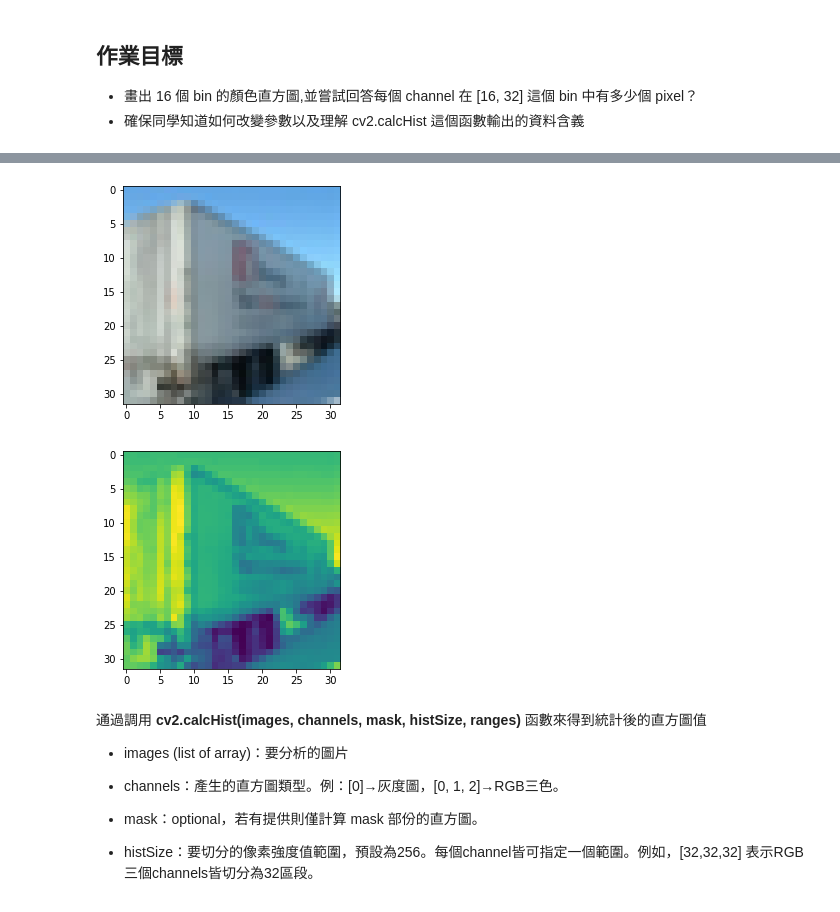
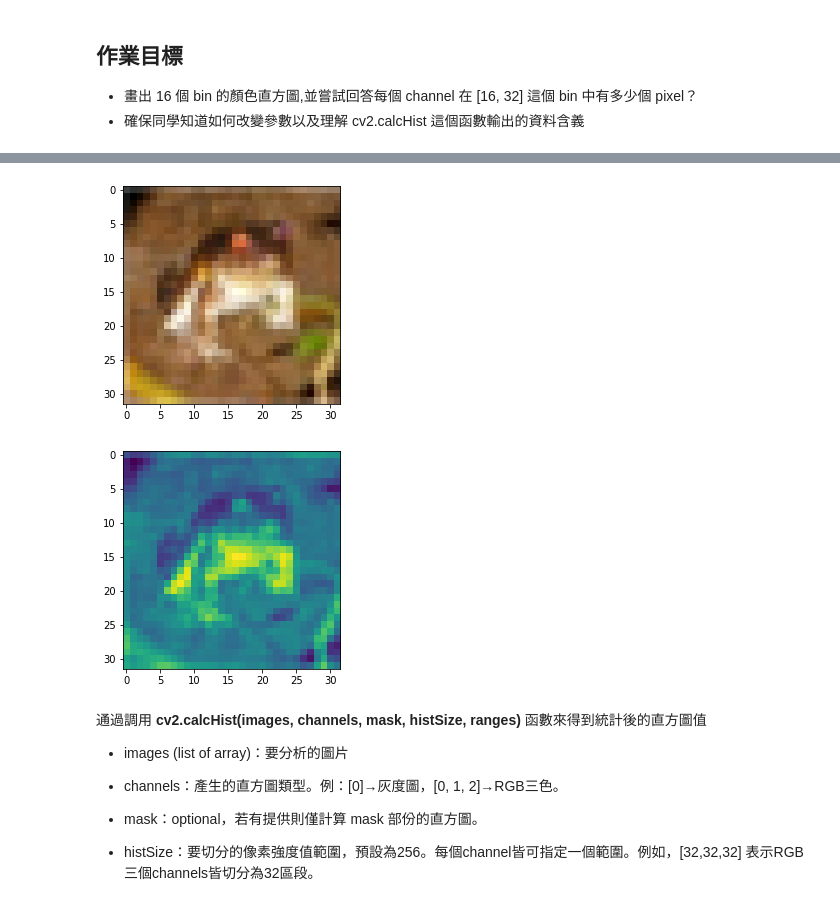
Before and after one commit to willhsu007/100Day-ML-Marathon, a Jupyter notebook: Day090_color_histogram_HW.ipynb, the cells around one changed output, grey strips where cells are left out. Drawn from its saved outputs; the diff is of its cells as text; code cells hidden in the pictures.

```diff
--- a/Day090_color_histogram_HW.ipynb
+++ b/Day090_color_histogram_HW.ipynb
@@ -20,17 +14,17 @@ Downloading data from https://www.cs.toronto.edu/~kriz/cifar-10-python.tar.gz
 # %%
-image = train[0][15] # 讀取圖片
+image = train[0][0] # 讀取圖片
 
 plt.imshow(image)
 plt.show()
 # %% [output]
-[figure, old version]
+[figure, new version]
 # %%
 # 把彩色的圖片轉為灰度圖
 gray = cv2.cvtColor(image, cv2.COLOR_RGB2GRAY)
 plt.imshow(gray)
 plt.show()
 # %% [output]
-[figure, old version]
+[figure, new version]
 # %% [markdown]
 通過調用 __cv2.calcHist(images, channels, mask, histSize, ranges)__ 函數來得到統計後的直方圖值
 
```
Also changed, not shown: parts of 8 cells of this notebook.
